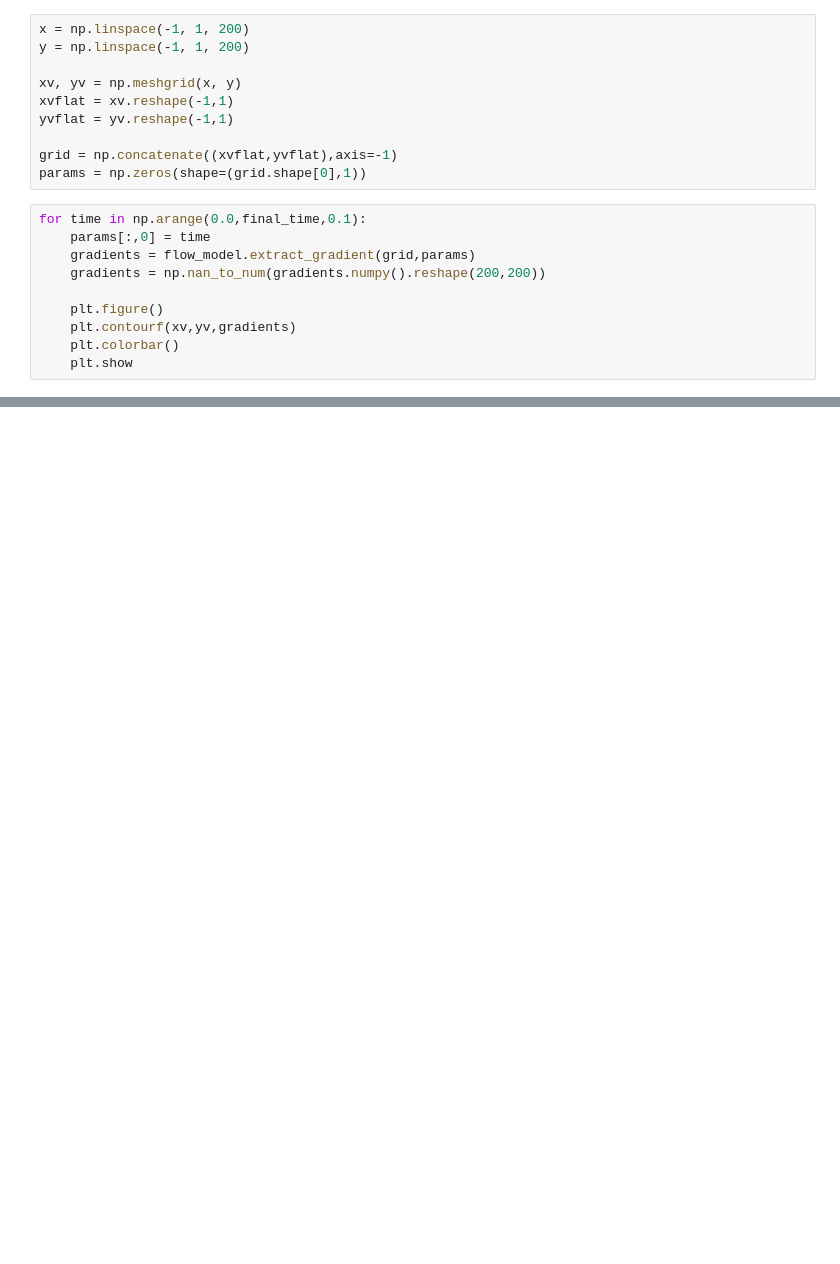
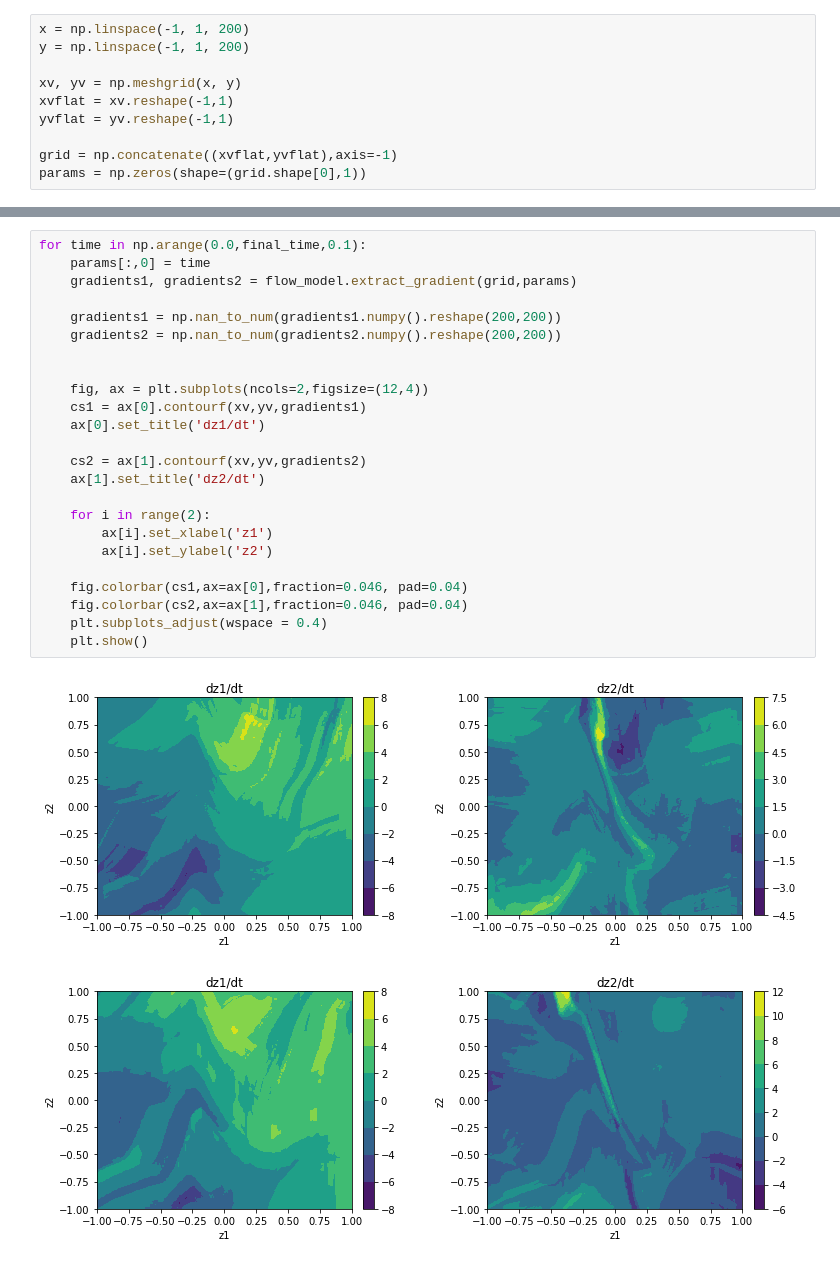
Before and after one commit to Romit-Maulik/Practice, a Jupyter notebook: Generative_Models/Normalizing_Flows/NF_Gradient.ipynb, the cells around one changed output, grey strips where cells are left out. Cells and saved outputs as stored; diff of their text form; blank space fills up the shorter version.

```diff
--- a/Generative_Models/Normalizing_Flows/NF_Gradient.ipynb
+++ b/Generative_Models/Normalizing_Flows/NF_Gradient.ipynb
@@ -357,13 +333,3 @@ yvflat = yv.reshape(-1,1)
 
 grid = np.concatenate((xvflat,yvflat),axis=-1)
 params = np.zeros(shape=(grid.shape[0],1))
-# %%
-for time in np.arange(0.0,final_time,0.1):
-    params[:,0] = time
-    gradients = flow_model.extract_gradient(grid,params)
-    gradients = np.nan_to_num(gradients.numpy().reshape(200,200))
-
-    plt.figure()
-    plt.contourf(xv,yv,gradients)
-    plt.colorbar()
-    plt.show
@@ -380,0 +336,27 @@ for time in np.arange(0.0,final_time,0.1):
+# %%
+for time in np.arange(0.0,final_time,0.1):
+    params[:,0] = time
+    gradients1, gradients2 = flow_model.extract_gradient(grid,params)
+
+    gradients1 = np.nan_to_num(gradients1.numpy().reshape(200,200))
+    gradients2 = np.nan_to_num(gradients2.numpy().reshape(200,200))
+
+
+    fig, ax = plt.subplots(ncols=2,figsize=(12,4))
+    cs1 = ax[0].contourf(xv,yv,gradients1)
+    ax[0].set_title('dz1/dt')
+
+    cs2 = ax[1].contourf(xv,yv,gradients2)
+    ax[1].set_title('dz2/dt')
+
+    for i in range(2):
+        ax[i].set_xlabel('z1')
+        ax[i].set_ylabel('z2')
+
+    fig.colorbar(cs1,ax=ax[0],fraction=0.046, pad=0.04)
+    fig.colorbar(cs2,ax=ax[1],fraction=0.046, pad=0.04)
+    plt.subplots_adjust(wspace = 0.4)
+    plt.show()
+# %% [output]
+[figure, added]
+[figure, added]
```
Also changed, not shown: parts of 8 cells of this notebook.
